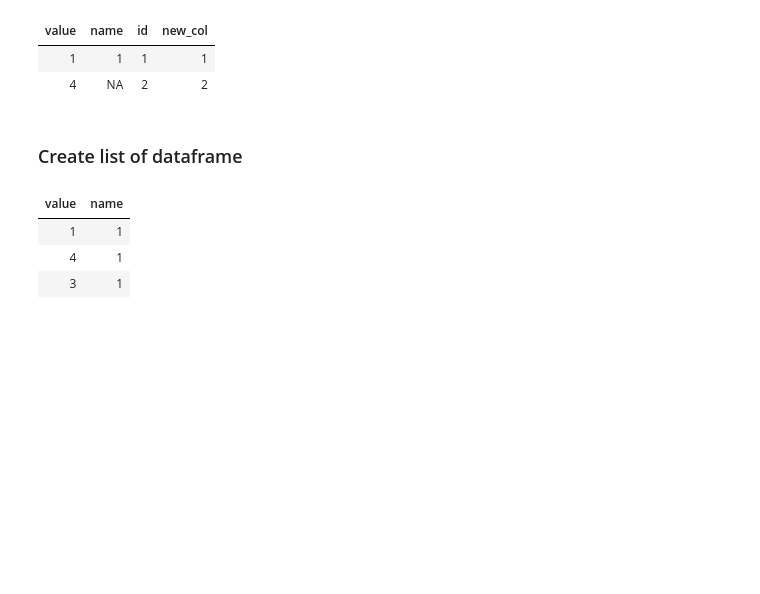
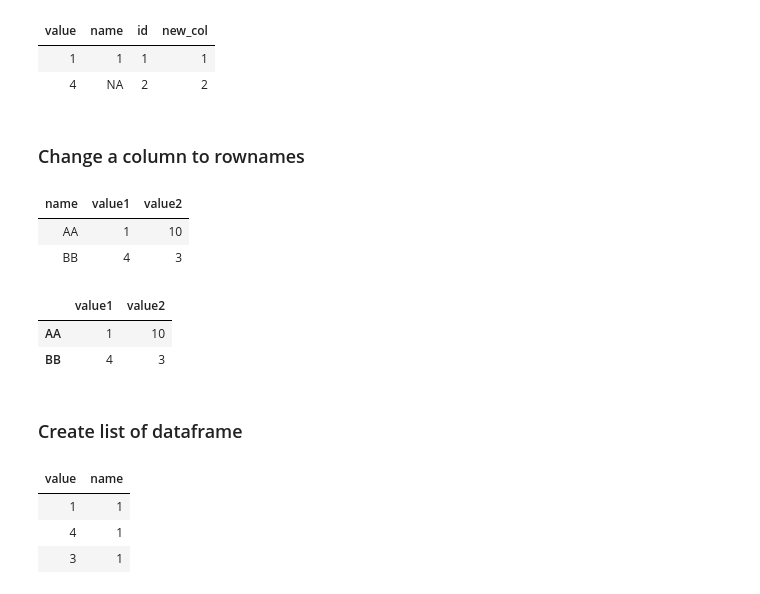
Before and after one commit to tuantla80/R-Shiny-Apps, a Jupyter notebook: R_Examples/Dataframe.ipynb, the cells around one changed output. Drawn from its saved outputs; the diff is of its cells as text; code cells hidden in the pictures; blank space fills up the shorter version.

```diff
--- a/R_Examples/Dataframe.ipynb
+++ b/R_Examples/Dataframe.ipynb
@@ -193,6 +195,22 @@ df_small
 | value | name | id | new_col |
 | 1 | 1 | 1 | 1 |
 | 4 | NA | 2 | 2 |
+# %% [markdown]
+### Change a column to rownames
+# %%
+df <- data.frame(name = c('AA', 'BB'), value1 = c(1,4 ),  value2 = c(10, 3))
+df
+# %% [output]
+| name | value1 | value2 |
+| AA | 1 | 10 |
+| BB | 4 | 3 |
+# %%
+df <- data.frame(df, row.names = "name")
+df
+# %% [output]
+|  | value1 | value2 |
+| AA | 1 | 10 |
+| BB | 4 | 3 |
 # %% [markdown]
 ### Create list of dataframe
 # %%
```
Also changed, not shown: parts of 14 cells of this notebook.
